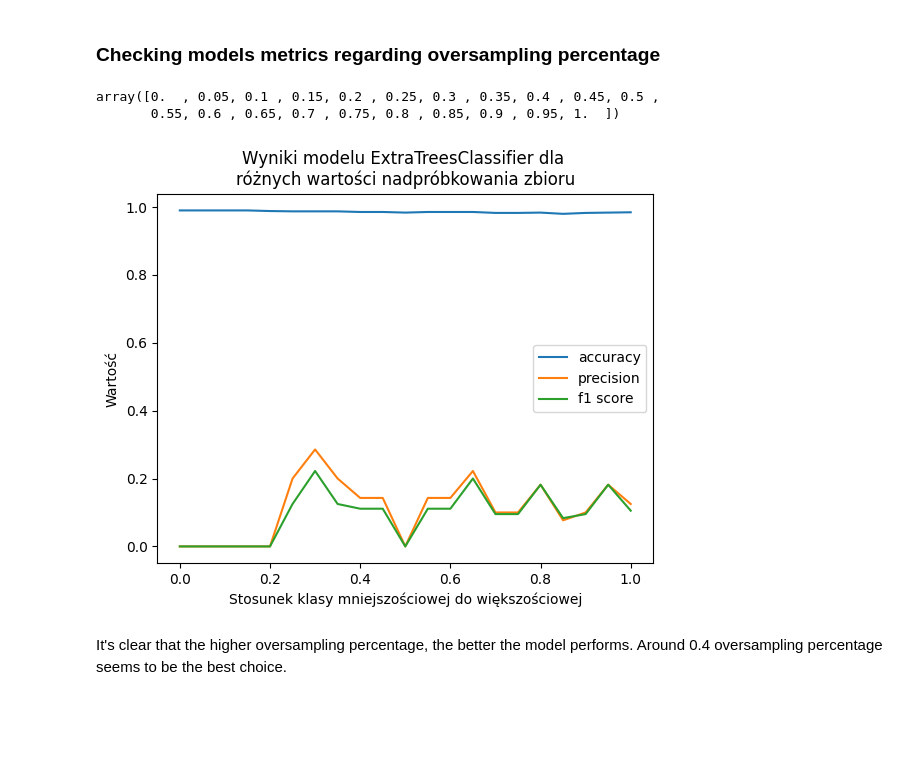
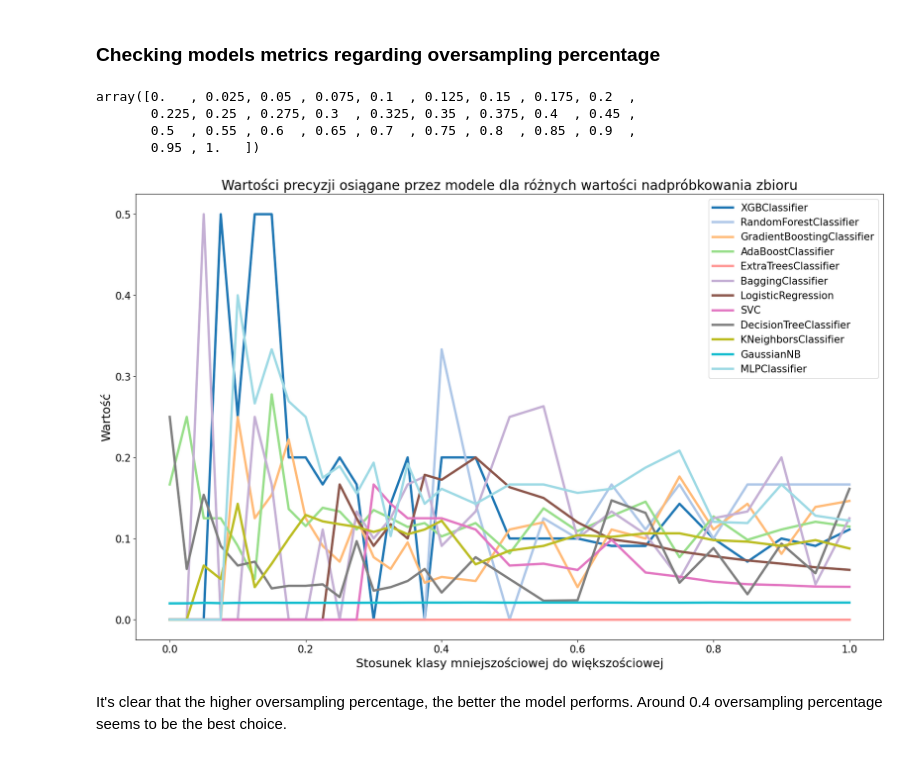
Before and after one commit to grepoz/bankruptcy-prophet, a Jupyter notebook: dataset/dataset-syntetic-oversampling.ipynb, the cells around one changed output. Saved outputs shown, nothing was run; the diff lists cells and outputs as text; code cells hidden in the pictures; blank space fills up the shorter version.

```diff
--- a/dataset/dataset-syntetic-oversampling.ipynb
+++ b/dataset/dataset-syntetic-oversampling.ipynb
@@ -277,9 +282,11 @@ plt.show()
 # %% [markdown]
 ### Checking models metrics regarding oversampling percentage
 # %%
-sampling_strategies = np.linspace(0.0, 1.0, 21)
+sampling_strategies = np.concatenate([np.linspace(0.0, 0.4, 17), np.linspace(0.45, 1.0, 12)])
 sampling_strategies
 # %% [output]
-array([0.  , 0.05, 0.1 , 0.15, 0.2 , 0.25, 0.3 , 0.35, 0.4 , 0.45, 0.5 ,
-       0.55, 0.6 , 0.65, 0.7 , 0.75, 0.8 , 0.85, 0.9 , 0.95, 1.  ])
+array([0.   , 0.025, 0.05 , 0.075, 0.1  , 0.125, 0.15 , 0.175, 0.2  ,
+       0.225, 0.25 , 0.275, 0.3  , 0.325, 0.35 , 0.375, 0.4  , 0.45 ,
+       0.5  , 0.55 , 0.6  , 0.65 , 0.7  , 0.75 , 0.8  , 0.85 , 0.9  ,
+       0.95 , 1.   ])
 # %%
@@ -309,18 +319,32 @@ for sampling_strategy in tqdm(sampling_strategies):
 # %%
 import matplotlib.pyplot as plt
 
-plt.title('Wyniki modelu ExtraTreesClassifier dla \nróżnych wartości nadpróbkowania zbioru')
-plt.xlabel('Stosunek klasy mniejszościowej do większościowej')
-plt.ylabel('Wartość')
+plt.title('Wartości precyzji osiągane przez modele dla różnych wartości nadpróbkowania zbioru', fontsize=20)
+plt.xlabel('Stosunek klasy mniejszościowej do większościowej', fontsize=18)
+plt.ylabel('Wartość', fontsize=18)
 
-plt.plot(sampling_strategies, accuracies, label='accuracy')
-plt.plot(sampling_strategies, precisions, label='precision')
-plt.plot(sampling_strategies, f1_scores, label='f1 score')
+# set bigger font size
+plt.rcParams.update({'font.size': 15})
+
+cmap = plt.cm.get_cmap('tab20', len(results))
+
+for i, (classifier_name, values) in enumerate(results.items()):
+    values = np.array(values)
+    accuracies = values[:, 0]
+    precisions = values[:, 1]
+
+    # plt.plot(sampling_strategies, accuracies, label=f'{classifier_name} accuracy')
+    plt.plot(sampling_strategies, precisions, label=f'{classifier_name}', color=cmap(i), linewidth=3.5)
 
 plt.legend()
 
-plt.savefig('oversampling_insight/ExtraTreesClassifier_metrics.png')
+# set plt size
+fig = plt.gcf()
+fig.set_size_inches(20, 12)
+
+
+plt.savefig('oversampling_insight/All_classifiers_metrics.png')
 
 plt.show()
 # %% [output]
-[figure, old version]
+[figure, new version]
```
Also changed, not shown: parts of 11 cells of this notebook, 8 other files.
